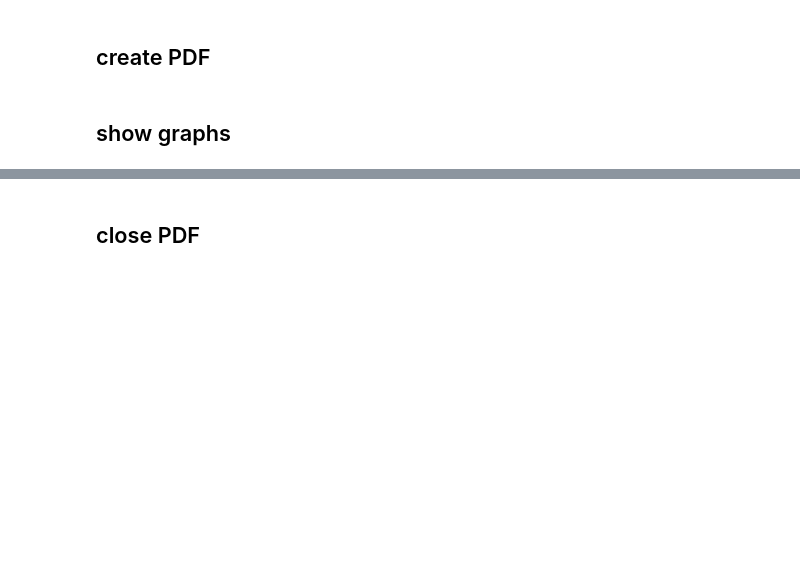
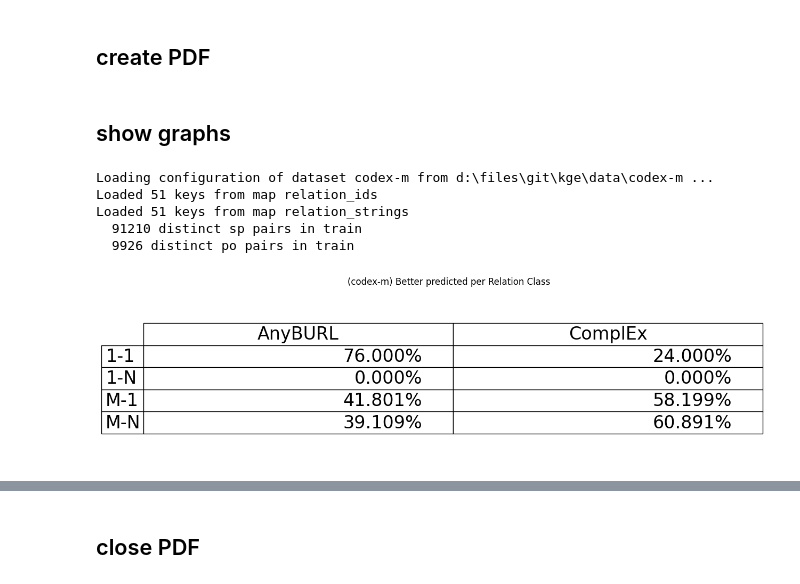
Before and after one commit to LJ171/Thesis, a Jupyter notebook: analysis.ipynb, the cells around one changed output, grey strips where cells are left out. Drawn from its saved outputs; the diff is of its cells as text; code cells hidden in the pictures; blank space fills up the shorter version.

```diff
--- a/analysis.ipynb
+++ b/analysis.ipynb
@@ -98,4 +80,14 @@ len(df)
 pdf = PdfPages(f'analysis_for_{get_formatted_data_name(dataset_name, symbolic, subsymbolic)[0:-4]}.pdf')
 # %% [markdown]
 ## show graphs
+# %%
+%run graphs.ipynb
+show_better_predicted_triples_per_relation_class_table(df, dataset_name, bp_threshold)
+# %% [output]
+Loading configuration of dataset codex-m from d:\files\git\kge\data\codex-m ...
+Loaded 51 keys from map relation_ids
+Loaded 51 keys from map relation_strings
+  91210 distinct sp pairs in train
+  9926 distinct po pairs in train
+[figure, added]
 # %%
```
Also changed, not shown: parts of 8 cells of this notebook, 16 other files.
